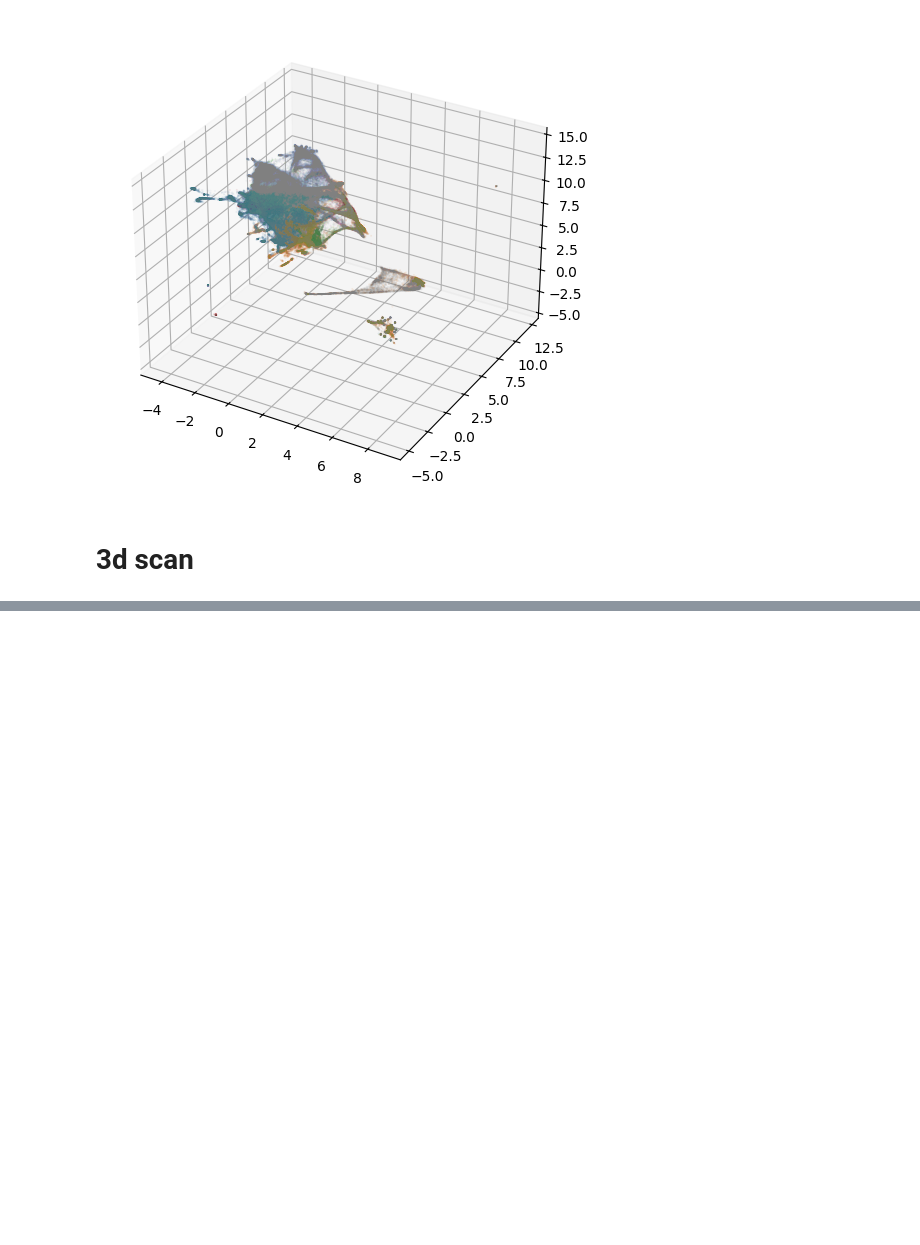
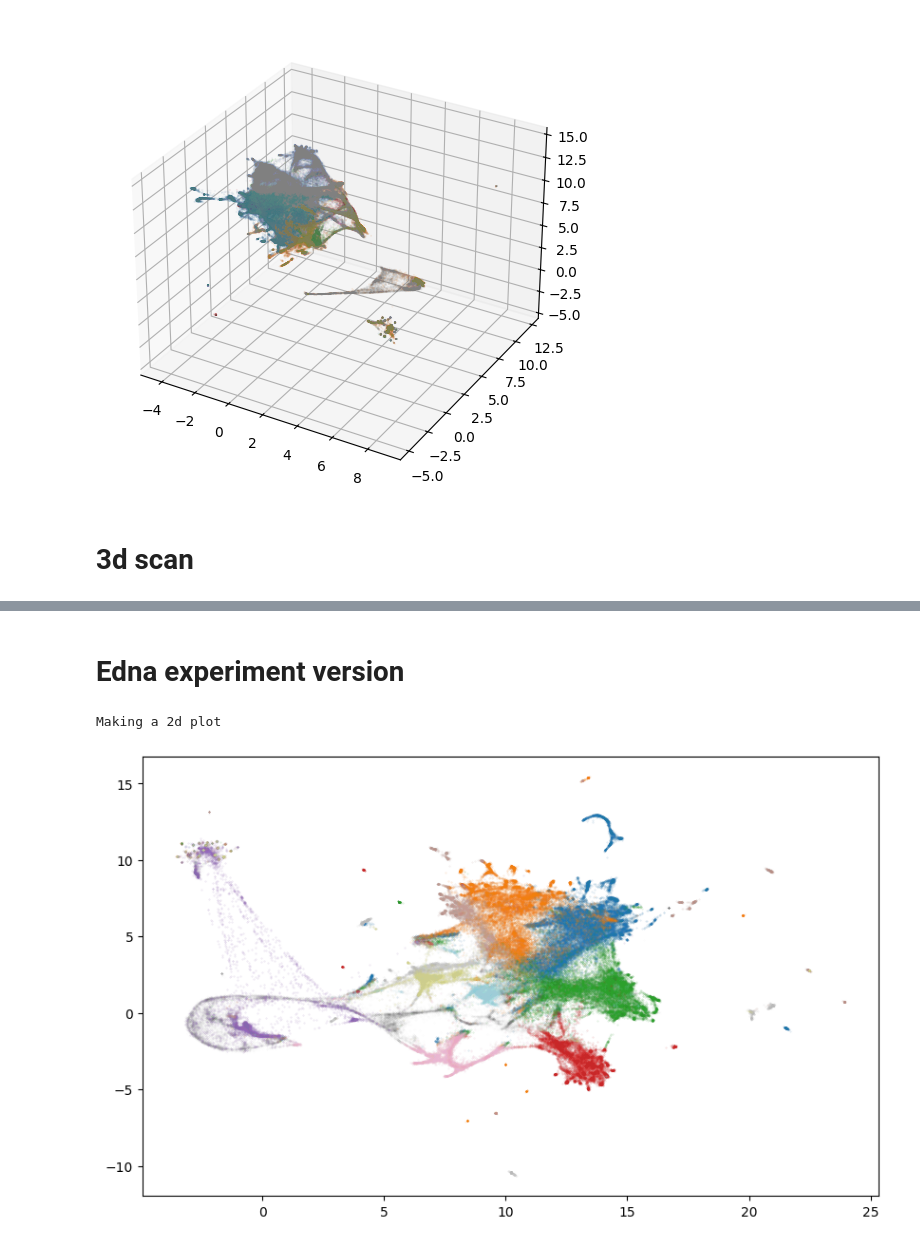
Before and after one commit to BSCCNS/Applio_LS, a Jupyter notebook: develop_nb/cluster_phonemes_maria_v2.ipynb, the cells around one changed output, grey strips where cells are left out. Saved outputs shown, nothing was run; the diff lists cells and outputs as text; code cells hidden in the pictures; blank space fills up the shorter version.

```diff
--- a/develop_nb/cluster_phonemes_maria_v2.ipynb
+++ b/develop_nb/cluster_phonemes_maria_v2.ipynb
@@ -235,0 +255,2 @@ Making a 3d plot
+# %% [markdown]
+# Edna experiment version
@@ -235,0 +259,15 @@ Making a 3d plot
+# %%
+file = f'{root}/maria_2d/feat_2d/feat_2d_layer_12.csv'
+df_2d = pd.read_csv(file, index_col=0)
+
+unique_phones = [k for k in df_2d['phone_base'].value_counts().keys() if k != 'AP']
+
+plots.make_tagged_LS_plot(df_2d,
+            phones = unique_phones[0:10],
+            alpha = 0.2,
+            s = 0.1,
+            show_global=True,
+            add_legend=False)
+# %% [output]
+Making a 2d plot
+[figure, added]
```
Also changed, not shown: parts of 10 cells of this notebook, 1 other file.
